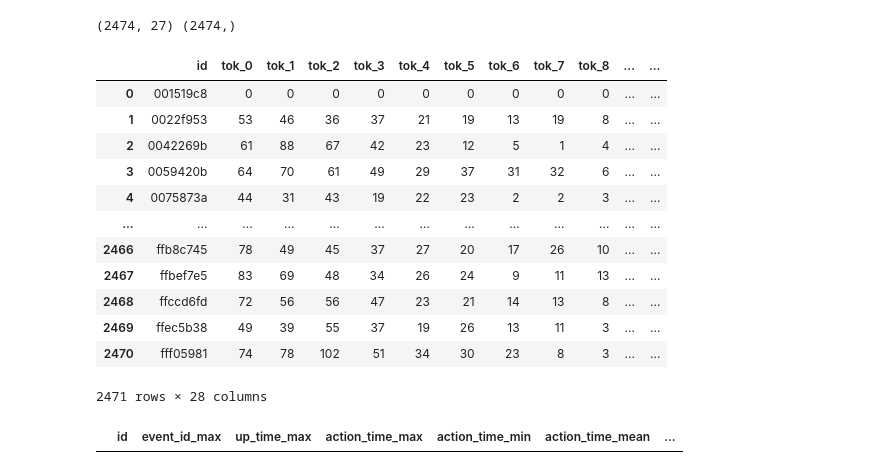
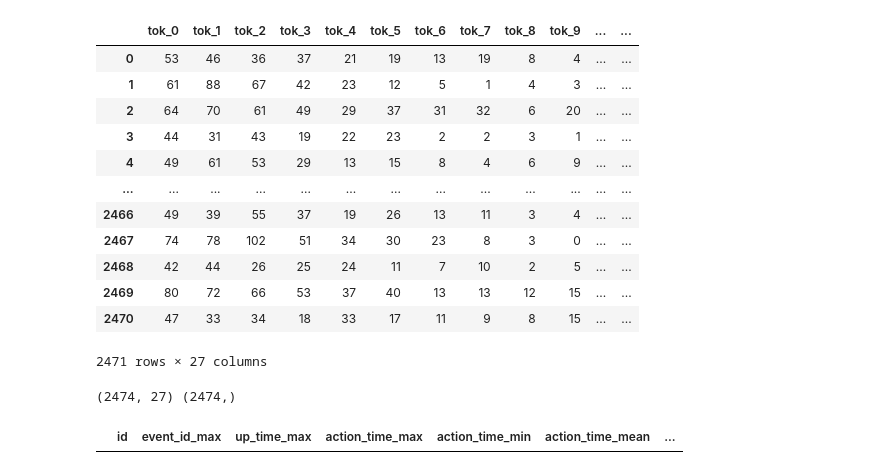
Before and after one commit to uallende/linking_writing_quality, a Jupyter notebook: SPF_create_features.ipynb, the cells around one changed output. Saved outputs shown, nothing was run; the diff lists cells and outputs as text; code cells hidden in the pictures.

```diff
--- a/SPF_create_features.ipynb
+++ b/SPF_create_features.ipynb
@@ -11,0 +38,17 @@ ss_df = pd.read_csv(f'{INPUT_DIR}/sample_submission.csv')
+# %%
+train_ids = train_logs.id
+test_ids = test_logs.id
+
+logs = pd.concat([train_logs, test_logs], axis=0)
+logs = normalise_up_down_times(logs)
+
+preprocessor = Preprocessor(seed=42)
+feats = preprocessor.make_feats(logs)
+nan_cols = feats.columns[feats[feats['id'].isin(train_ids)].isna().any()].tolist()
+feats = feats.drop(columns=nan_cols)
+
+essays = getEssays(logs)
+sent_feats = compute_sentence_aggregations(essays)
+par_feats = compute_paragraph_aggregations(essays)
+word_feats = create_word_length_features(essays, 'essay', 'id', 'essay_words')
+vector_feats = countvectorize_one_one(logs)
@@ -12,20 +66,31 @@ ss_df = pd.read_csv(f'{INPUT_DIR}/sample_submission.csv')
 # %%
-def countvectorize_one_one(train_logs, test_logs, train_feats, test_feats):
-    essays = getEssays(train_logs)
-    c_vect = CountVectorizer(ngram_range=(1, 2))
-    tr_toks = c_vect.fit_transform(essays['essay']).todense()
-    tr_toks_df = pd.DataFrame(columns = [f'tok_{i}' for i in range(tr_toks.shape[1])], data=tr_toks)
-    train_feats = pd.concat([train_feats['id'], tr_toks_df], axis=1)
+def countvectorize_one_one(logs):
 
-    test_essay = getEssays(test_logs)
-    ts_toks = c_vect.fit_transform(test_essay['essay']).todense()
-    ts_toks_df = pd.DataFrame(columns = [f'tok_{i}' for i in range(ts_toks.shape[1])], data=ts_toks)
-    test_feats = pd.concat([test_feats['id'], ts_toks_df], axis=1)
-    return train_feats, test_feats
+    essays = getEssays(logs)
+    c_vect = CountVectorizer(ngram_range=(1, 1))
+    toks = c_vect.fit_transform(essays['essay']).todense()
+    toks_df = pd.DataFrame(columns = [f'tok_{i}' for i in range(toks.shape[1])], data=toks)
+    toks_df.reset_index(drop=True, inplace=True)
 
-train_feats = pd.read_pickle('feature_store/base_feats/train_base_feats_1.pkl')
-test_feats = pd.read_pickle('feature_store/base_feats/test_base_feats_1.pkl')
-train_, test_ = countvectorize_one_one(train_logs, test_logs, train_feats, test_feats)
+    return toks_df
+
+# train_feats = pd.read_pickle('feature_store/base_feats/train_base_feats_1.pkl')
+# test_feats = pd.read_pickle('feature_store/base_feats/test_base_feats_1.pkl')
+countvectorize_one_one(train_logs)
+# %% [output]
+|  | tok_0 | tok_1 | tok_2 | tok_3 | tok_4 | tok_5 | tok_6 | tok_7 | tok_8 | tok_9 | ... | ... |
+| 0 | 53 | 46 | 36 | 37 | 21 | 19 | 13 | 19 | 8 | 4 | ... | ... |
+| 1 | 61 | 88 | 67 | 42 | 23 | 12 | 5 | 1 | 4 | 3 | ... | ... |
+| 2 | 64 | 70 | 61 | 49 | 29 | 37 | 31 | 32 | 6 | 20 | ... | ... |
+| 3 | 44 | 31 | 43 | 19 | 22 | 23 | 2 | 2 | 3 | 1 | ... | ... |
+| 4 | 49 | 61 | 53 | 29 | 13 | 15 | 8 | 4 | 6 | 9 | ... | ... |
+| ... | ... | ... | ... | ... | ... | ... | ... | ... | ... | ... | ... | ... |
+| 2466 | 49 | 39 | 55 | 37 | 19 | 26 | 13 | 11 | 3 | 4 | ... | ... |
+| 2467 | 74 | 78 | 102 | 51 | 34 | 30 | 23 | 8 | 3 | 0 | ... | ... |
+| 2468 | 42 | 44 | 26 | 25 | 24 | 11 | 7 | 10 | 2 | 5 | ... | ... |
+| 2469 | 80 | 72 | 66 | 53 | 37 | 40 | 13 | 13 | 12 | 15 | ... | ... |
+| 2470 | 47 | 33 | 34 | 18 | 33 | 17 | 11 | 9 | 8 | 15 | ... | ... |
+2471 rows × 27 columns
 # %%
 def countvectorize_one_one(train_logs, test_logs, train_feats, test_feats):
 
@@ -53,22 +118,6 @@ test_feats = pd.read_pickle('feature_store/base_feats/test_base_feats_1.pkl')
 train_, test_ = countvectorize_one_one(train_logs, test_logs, train_feats, test_feats)
 # %% [output]
 (2474, 27) (2474,)
-# %%
-train_
-# %% [output]
-|  | id | tok_0 | tok_1 | tok_2 | tok_3 | tok_4 | tok_5 | tok_6 | tok_7 | tok_8 | ... | ... |
-| 0 | 001519c8 | 0 | 0 | 0 | 0 | 0 | 0 | 0 | 0 | 0 | ... | ... |
-| 1 | 0022f953 | 53 | 46 | 36 | 37 | 21 | 19 | 13 | 19 | 8 | ... | ... |
-| 2 | 0042269b | 61 | 88 | 67 | 42 | 23 | 12 | 5 | 1 | 4 | ... | ... |
-| 3 | 0059420b | 64 | 70 | 61 | 49 | 29 | 37 | 31 | 32 | 6 | ... | ... |
-| 4 | 0075873a | 44 | 31 | 43 | 19 | 22 | 23 | 2 | 2 | 3 | ... | ... |
-| ... | ... | ... | ... | ... | ... | ... | ... | ... | ... | ... | ... | ... |
-| 2466 | ffb8c745 | 78 | 49 | 45 | 37 | 27 | 20 | 17 | 26 | 10 | ... | ... |
-| 2467 | ffbef7e5 | 83 | 69 | 48 | 34 | 26 | 24 | 9 | 11 | 13 | ... | ... |
-| 2468 | ffccd6fd | 72 | 56 | 56 | 47 | 23 | 21 | 14 | 13 | 8 | ... | ... |
-| 2469 | ffec5b38 | 49 | 39 | 55 | 37 | 19 | 26 | 13 | 11 | 3 | ... | ... |
-| 2470 | fff05981 | 74 | 78 | 102 | 51 | 34 | 30 | 23 | 8 | 3 | ... | ... |
-2471 rows × 28 columns
 # %%
 test_
 # %% [output]
```
Also changed, not shown: parts of 3 cells of this notebook, 27 other files.
